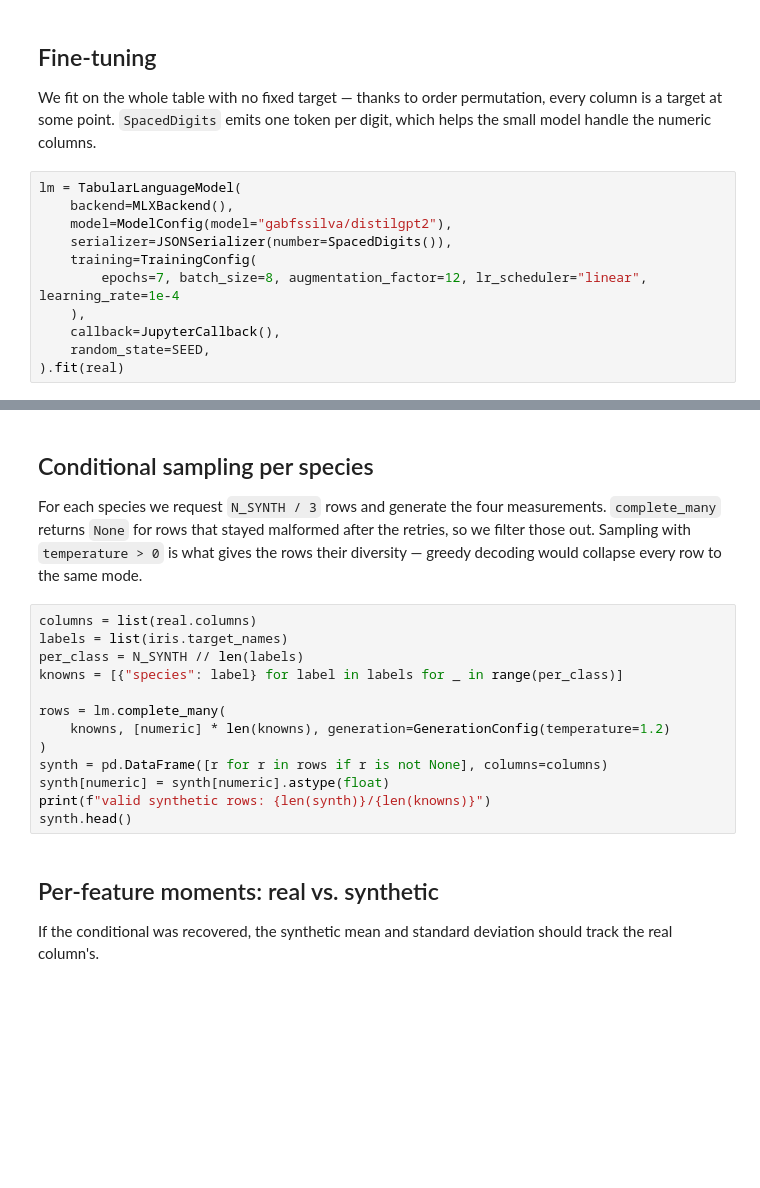
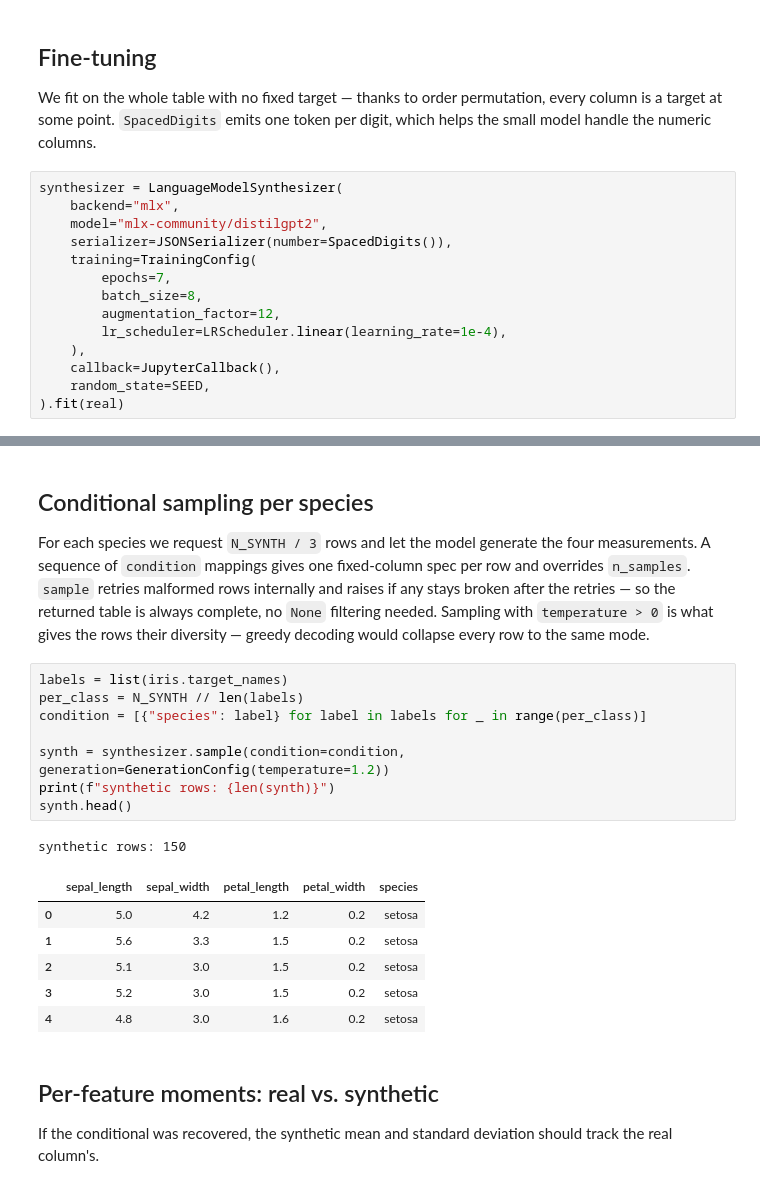
Before and after one commit to ppgsi-lab/scikit-lm, a Jupyter notebook: examples/08-synthesizer.ipynb, the cells around one changed output, grey strips where cells are left out. Cells and saved outputs as stored; diff of their text form; blank space fills up the shorter version.

```diff
--- a/examples/08-synthesizer.ipynb
+++ b/examples/08-synthesizer.ipynb
@@ -50,12 +57,15 @@ We fit on the whole table with no fixed target — thanks to order permutation,
 target at some point. `SpacedDigits` emits one token per digit, which helps the small model handle
 the numeric columns.
 # %%
-lm = TabularLanguageModel(
-    backend=MLXBackend(),
-    model=ModelConfig(model="gabfssilva/distilgpt2"),
+synthesizer = LanguageModelSynthesizer(
+    backend="mlx",
+    model="mlx-community/distilgpt2",
     serializer=JSONSerializer(number=SpacedDigits()),
     training=TrainingConfig(
-        epochs=7, batch_size=8, augmentation_factor=12, lr_scheduler="linear", learning_rate=1e-4
+        epochs=7,
+        batch_size=8,
+        augmentation_factor=12,
+        lr_scheduler=LRScheduler.linear(learning_rate=1e-4),
     ),
     callback=JupyterCallback(),
     random_state=SEED,
@@ -63,23 +75,27 @@ lm = TabularLanguageModel(
 # %% [markdown]
 ## Conditional sampling per species
 
-For each species we request `N_SYNTH / 3` rows and generate the four measurements. `complete_many`
-returns `None` for rows that stayed malformed after the retries, so we filter those out. Sampling
-with `temperature > 0` is what gives the rows their diversity — greedy decoding would collapse every
-row to the same mode.
+For each species we request `N_SYNTH / 3` rows and let the model generate the four measurements. A
+sequence of `condition` mappings gives one fixed-column spec per row and overrides `n_samples`.
+`sample` retries malformed rows internally and raises if any stays broken after the retries — so the
+returned table is always complete, no `None` filtering needed. Sampling with `temperature > 0` is
+what gives the rows their diversity — greedy decoding would collapse every row to the same mode.
 # %%
-columns = list(real.columns)
 labels = list(iris.target_names)
 per_class = N_SYNTH // len(labels)
-knowns = [{"species": label} for label in labels for _ in range(per_class)]
+condition = [{"species": label} for label in labels for _ in range(per_class)]
 
-rows = lm.complete_many(
-    knowns, [numeric] * len(knowns), generation=GenerationConfig(temperature=1.2)
-)
-synth = pd.DataFrame([r for r in rows if r is not None], columns=columns)
-synth[numeric] = synth[numeric].astype(float)
-print(f"valid synthetic rows: {len(synth)}/{len(knowns)}")
+synth = synthesizer.sample(condition=condition, generation=GenerationConfig(temperature=1.2))
+print(f"synthetic rows: {len(synth)}")
 synth.head()
+# %% [output]
+synthetic rows: 150
+|  | sepal_length | sepal_width | petal_length | petal_width | species |
+| 0 | 5.0 | 4.2 | 1.2 | 0.2 | setosa |
+| 1 | 5.6 | 3.3 | 1.5 | 0.2 | setosa |
+| 2 | 5.1 | 3.0 | 1.5 | 0.2 | setosa |
+| 3 | 5.2 | 3.0 | 1.5 | 0.2 | setosa |
+| 4 | 4.8 | 3.0 | 1.6 | 0.2 | setosa |
 # %% [markdown]
 ## Per-feature moments: real vs. synthetic
 
```
Also changed, not shown: parts of 8 cells of this notebook, 40 other files.
